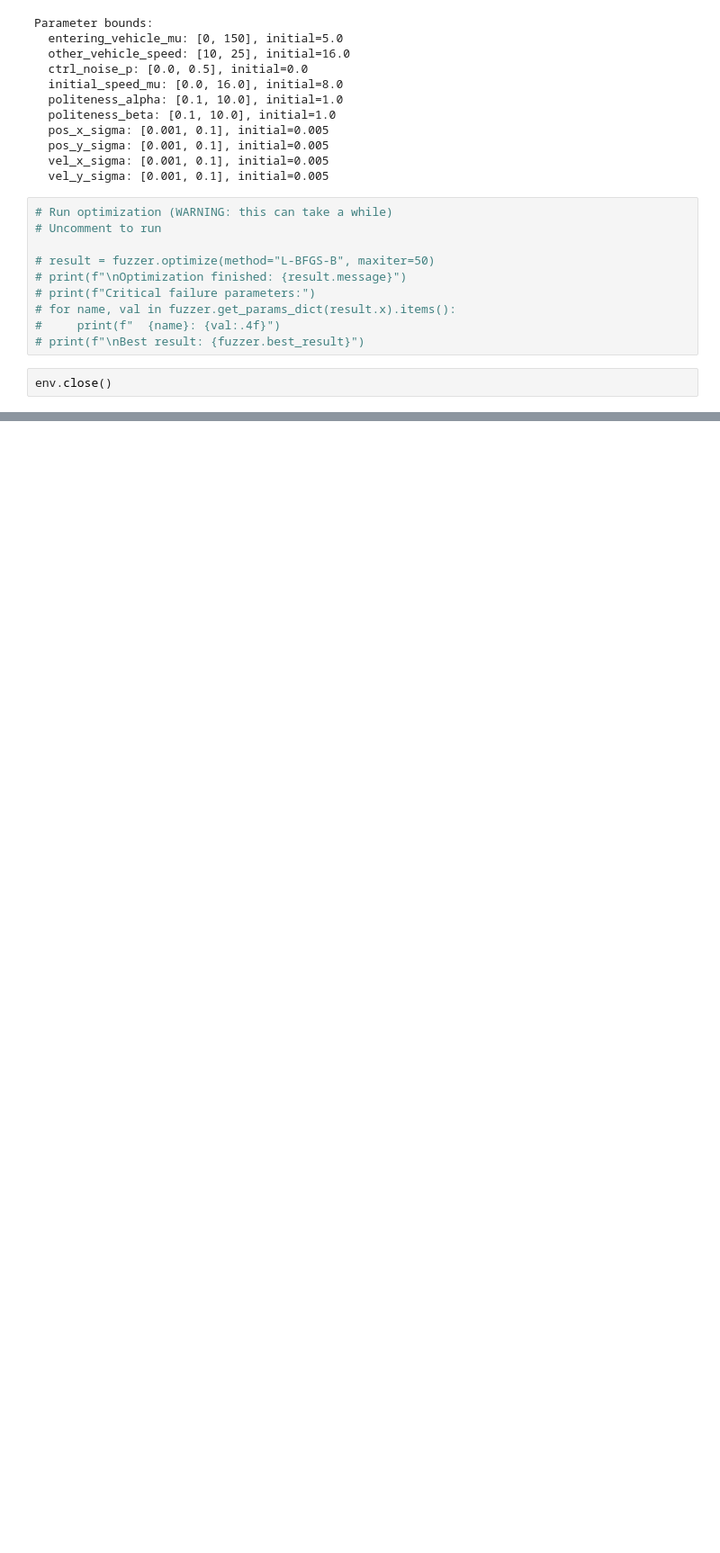
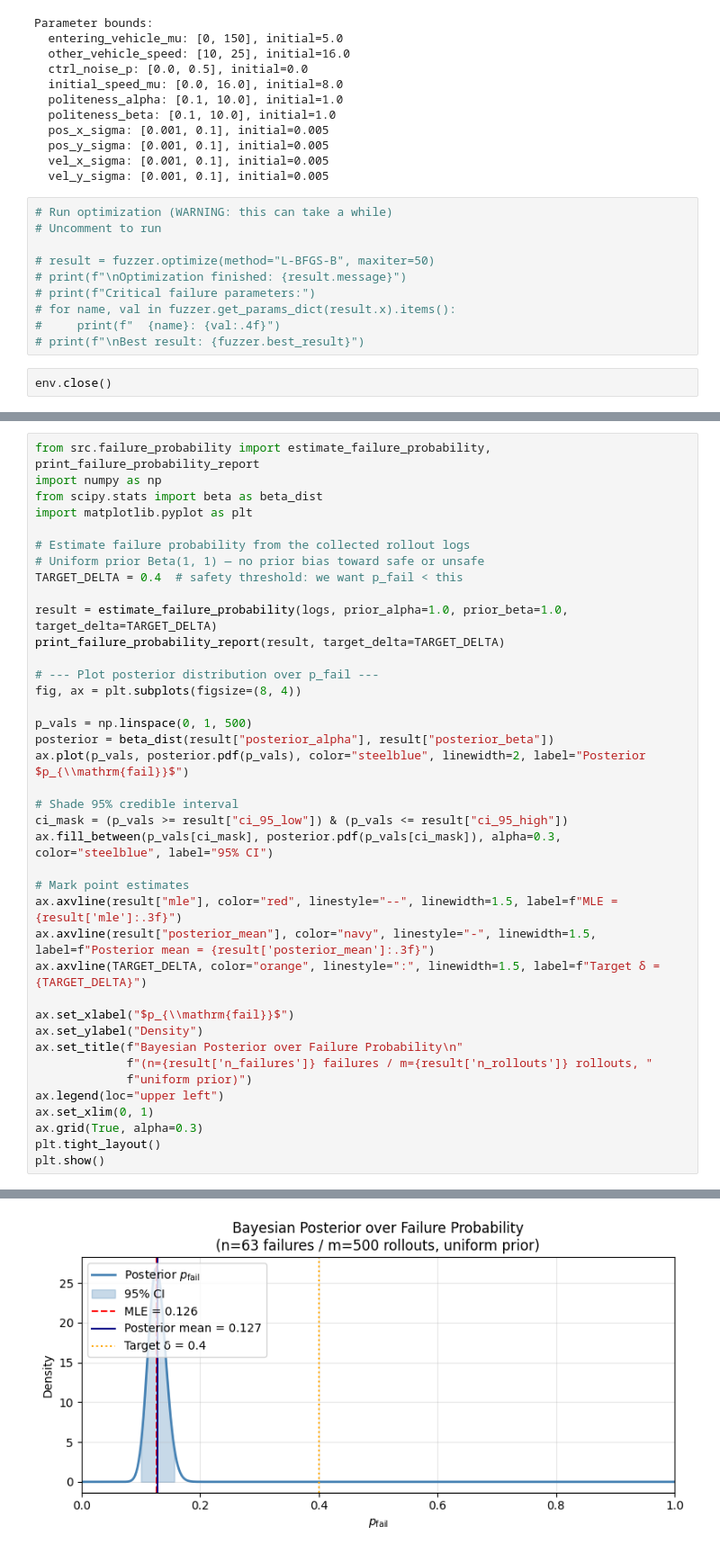
Before and after one commit to danieljiang520/StanfordRoundabout, a Jupyter notebook: traj_distribution.ipynb, the cells around one changed output, grey strips where cells are left out. Shown at 90% size. Saved outputs shown, nothing was run; the diff lists cells and outputs as text; blank space fills up the shorter version.

Commit message:
added failure probability estimation

```diff
--- a/traj_distribution.ipynb
+++ b/traj_distribution.ipynb
@@ -323,0 +331,40 @@ env.close()
+# %%
+from src.failure_probability import estimate_failure_probability, print_failure_probability_report
+import numpy as np
+from scipy.stats import beta as beta_dist
+import matplotlib.pyplot as plt
+
+# Estimate failure probability from the collected rollout logs
+# Uniform prior Beta(1, 1) — no prior bias toward safe or unsafe
+TARGET_DELTA = 0.4  # safety threshold: we want p_fail < this
+
+result = estimate_failure_probability(logs, prior_alpha=1.0, prior_beta=1.0, target_delta=TARGET_DELTA)
+print_failure_probability_report(result, target_delta=TARGET_DELTA)
+
+# --- Plot posterior distribution over p_fail ---
+fig, ax = plt.subplots(figsize=(8, 4))
+
+p_vals = np.linspace(0, 1, 500)
+posterior = beta_dist(result["posterior_alpha"], result["posterior_beta"])
+ax.plot(p_vals, posterior.pdf(p_vals), color="steelblue", linewidth=2, label="Posterior $p_{\\mathrm{fail}}$")
+
+# Shade 95% credible interval
+ci_mask = (p_vals >= result["ci_95_low"]) & (p_vals <= result["ci_95_high"])
+ax.fill_between(p_vals[ci_mask], posterior.pdf(p_vals[ci_mask]), alpha=0.3, color="steelblue", label="95% CI")
+
+# Mark point estimates
+ax.axvline(result["mle"], color="red", linestyle="--", linewidth=1.5, label=f"MLE = {result['mle']:.3f}")
+ax.axvline(result["posterior_mean"], color="navy", linestyle="-", linewidth=1.5, label=f"Posterior mean = {result['posterior_mean']:.3f}")
+ax.axvline(TARGET_DELTA, color="orange", linestyle=":", linewidth=1.5, label=f"Target δ = {TARGET_DELTA}")
+
+ax.set_xlabel("$p_{\\mathrm{fail}}$")
+ax.set_ylabel("Density")
+ax.set_title(f"Bayesian Posterior over Failure Probability\n"
+             f"(n={result['n_failures']} failures / m={result['n_rollouts']} rollouts, "
+             f"uniform prior)")
+ax.legend(loc="upper left")
+ax.set_xlim(0, 1)
+ax.grid(True, alpha=0.3)
+plt.tight_layout()
+plt.show()
+# %% [output]
@@ -323,0 +377 @@ env.close()
+[figure, added]
```
Also changed, not shown: parts of 4 cells of this notebook, 5 other files.
